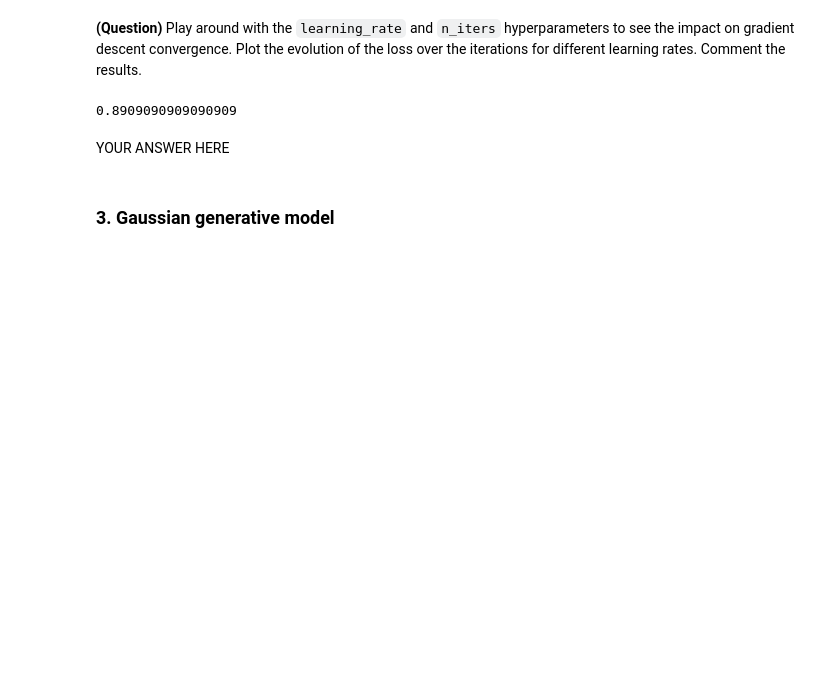
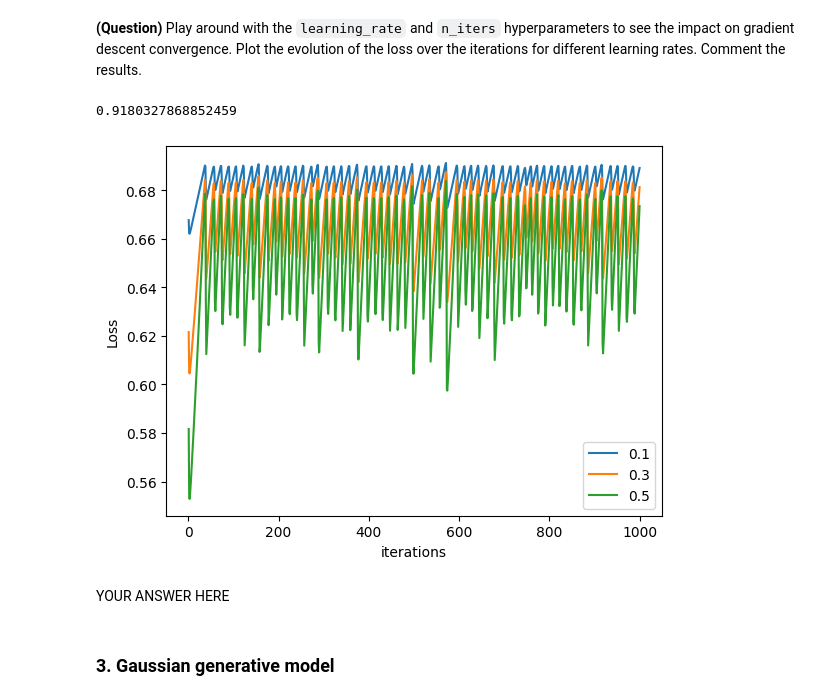
Before and after one commit to FaroukSoufary/IS318-Machine-Learning, a Jupyter notebook: ml-tp2_myversion.ipynb, the cells around one changed output. Drawn from its saved outputs; the diff is of its cells as text; code cells hidden in the pictures; blank space fills up the shorter version.

```diff
--- a/ml-tp2_myversion.ipynb
+++ b/ml-tp2_myversion.ipynb
@@ -189,12 +186,29 @@ from sklearn.metrics import accuracy_score
 
 logistic_model = LogisticRegression(learning_rate=0.5)
 logistic_model.fit(X_train, y_train)
-y_val_hat = logistic_model.predict(X_valid)
+y_val_hat, f_w = logistic_model.predict(X_valid)
 score = accuracy_score(y_val_hat, y_valid)
 
 print(score)
 # %% [output]
-0.8909090909090909
+0.9180327868852459
+# %%
+n_iterations = 1000
+learning_rates = np.array([0.1, 0.3, 0.5])
+iterations = np.arange(1, n_iterations+1)
+
+for lr in learning_rates:
+    log_model = LogisticRegression(learning_rate=lr, n_iters=n_iterations)
+    log_model.fit(X_train, y_train)
+    loss_history = log_model.loss_history
+    plt.plot(iterations, loss_history)
+
+plt.legend([str(lr) for lr in learning_rates])
+plt.xlabel("iterations")
+plt.ylabel("Loss")
+plt.show()
+# %% [output]
+[figure, added]
 # %% [markdown]
 YOUR ANSWER HERE
 # %% [markdown]
```
Also changed, not shown: parts of 17 cells of this notebook.
